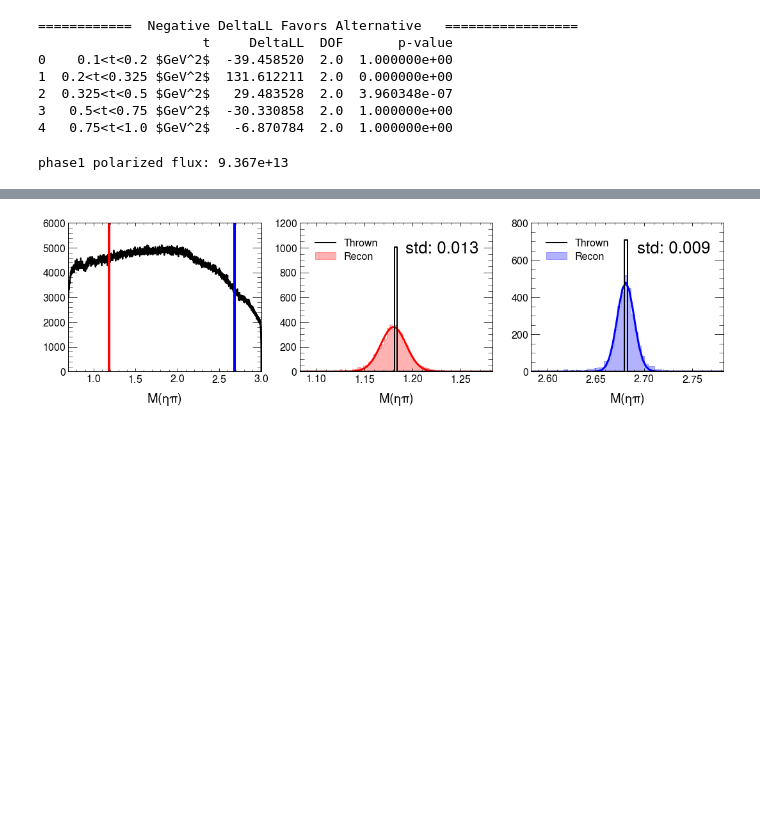
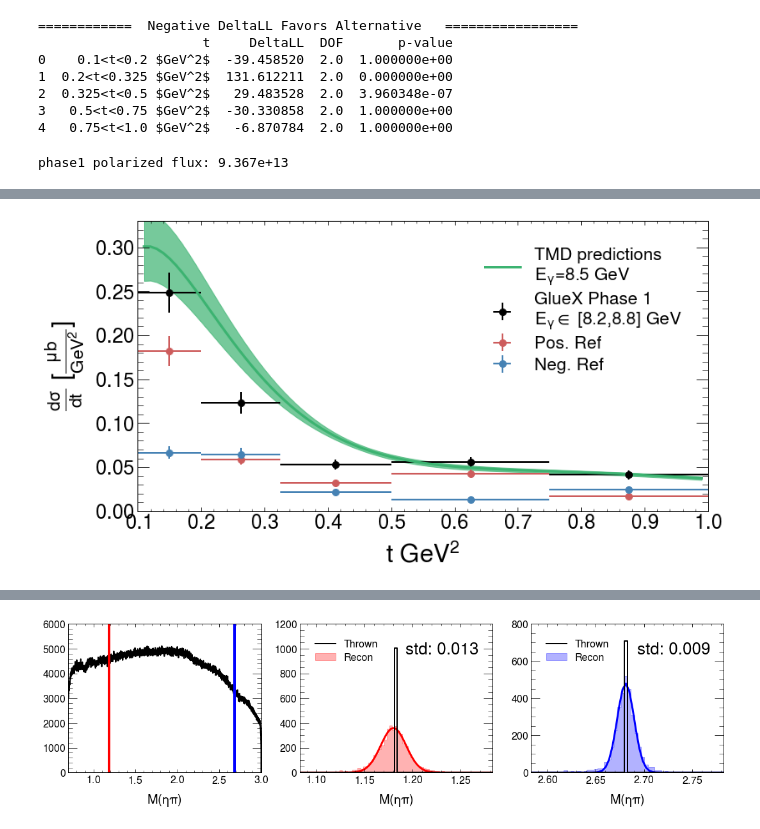
Before and after one commit to lan13005/EtaPi-Analysis, a Jupyter notebook: study_pwa/jupyter_plotting/plotter.ipynb, the cells around one changed output, grey strips where cells are left out. Drawn from its saved outputs; the diff is of its cells as text; code cells hidden in the pictures; blank space fills up the shorter version.

```diff
--- a/study_pwa/jupyter_plotting/plotter.ipynb
+++ b/study_pwa/jupyter_plotting/plotter.ipynb
@@ -1520,3 +1464,15 @@ Substituting with a symbol from Computer Modern.
+# %%
+clas_e3545={}
+clas_e3545["x"]=[0.3, 0.55, 0.9, 1.3]
+clas_e3545["y"]=[0.46039, 0.268257, 0.313349, 0.252332]
+clas_e3545["ex"]=[0.1, 0.15, 0.2, 0.2]
+clas_e3545["ey"]=[0.0645401, 0.0403087, 0.0313953, 0.0314814]
+
+clas_e4555={}
+clas_e4555["x"]=[0.3, 0.55, 0.9, 1.3, 1.75]
+clas_e4555["y"]=[0.23734, 0.151709, 0.244609, 0.123577,0.0707616]
+clas_e4555["ex"]=[0.1, 0.15, 0.2, 0.2, 0.25]
+clas_e4555["ey"]=[0.0647159, 0.0319749, 0.0243778, 0.0177268, 0.0117884]
 # %%
 runs=["2017_1","2018_1","2018_8"]
 ts=["010020","0200325","0325050","050075","075100"]
@@ -1543,3 +1499,81 @@ for run in runs:
     dat_df.append(loadDF("/d/grid17/ln16/dselector_v3/phase1_selected/D"+run+"_selected_acc_flat.root","kin",cols=c_rec))
 dat_df=pd.concat(dat_df)
 dat_df=dat_df.reset_index(drop=True)
+# %%
+############################################################
+############## GLUEX TOTAL - POS - NEG #####################
+############################################################
+fig,axes=plt.subplots(1,1,figsize=(12,6))
+
+arbitraryFactor=1
+axes.errorbar(midts,crossSection,fmt='o',xerr=xerrs,yerr=crossSectionErr,c='black',
+                 label="GlueX Phase 1\n$E_{\gamma}\in$ [8.2,8.8] GeV")
+axes.errorbar(midts,crossSectionPos,fmt='o',xerr=xerrs,yerr=crossSectionPosErr,c='indianred',label="Pos. Ref")
+axes.errorbar(midts,crossSectionNeg,fmt='o',xerr=xerrs,yerr=crossSectionNegErr,c='steelblue',label="Neg. Ref")
+axes.set_xlabel(r"t $GeV^2$",size=30)
+axes.set_ylabel(r"$\frac{d\sigma}{dt}$ [$\frac{\mu b}{GeV^2}$]",size=30)
+axes.plot(crossSection_theory["t"],crossSection_theory["cs"]/arbitraryFactor,c="mediumseagreen",linewidth=3,
+             label="TMD predictions\n$E_{\gamma}$=8.5 GeV")
+axes.fill_between(crossSection_theory["t"],
+                      (crossSection_theory["cs"]-crossSection_theory["cs_low_err"])/arbitraryFactor,
+                      (crossSection_theory["cs"]+crossSection_theory["cs_up_err"])/arbitraryFactor,
+                      color="mediumseagreen",alpha=0.7)
+
+axes.tick_params(axis='both',labelsize=24)
+axes.set_xlim(0.1)
+axes.set_ylim(0,0.33)
+axes.ticklabel_format(style='plain')
+axes.legend(prop={"size":21})
+plt.savefig(ofolder+"a2_xsec.pdf")
+
+############################################################
+############## GLUEX TO CLAS #####################
+############################################################
+fig,axes=plt.subplots(1,1,figsize=(12,6))
+
+axes.errorbar(clas_e3545['x'],clas_e3545['y'],xerr=clas_e3545['ex'],yerr=clas_e3545['ey'],fmt='o',c='orange',label="CLAS $E_{\gamma}$=[3.5,4.5] GeV")
+axes.errorbar(clas_e4555['x'],clas_e4555['y'],xerr=clas_e4555['ex'],yerr=clas_e4555['ey'],fmt='o',c='magenta',label="CLAS $E_{\gamma}$=[4.5,5.5] GeV")
+
+arbitraryFactor=1
+axes.errorbar(midts,crossSection,fmt='o',xerr=xerrs,yerr=crossSectionErr,c='black',
+                 label="GlueX Phase 1\n$E_{\gamma}\in$ [8.2,8.8] GeV")
+axes.set_xlabel(r"t $GeV^2$",size=30)
+axes.set_ylabel(r"$\frac{d\sigma}{dt}$ [$\frac{\mu b}{GeV^2}$]",size=30)
+axes.plot(crossSection_theory["t"],crossSection_theory["cs"]/arbitraryFactor,c="mediumseagreen",linewidth=3,
+             label="TMD predictions\n$E_{\gamma}$=8.5 GeV")
+axes.fill_between(crossSection_theory["t"],
+                      (crossSection_theory["cs"]-crossSection_theory["cs_low_err"])/arbitraryFactor,
+                      (crossSection_theory["cs"]+crossSection_theory["cs_up_err"])/arbitraryFactor,
+                      color="mediumseagreen",alpha=0.7)
+
+axes.tick_params(axis='both',labelsize=24)
+axes.ticklabel_format(style='plain')
+axes.legend(prop={"size":18})
+axes.set_xlim(0.1,1.0)
+axes.set_ylim(0,0.8)
+plt.savefig(ofolder+"a2_xsec_clas.pdf")
+
+
+############################################################
+############## PARITY ASYMMETRY #####################
+############################################################
+fig,axes=plt.subplots(1,1,figsize=(12,6))
+axes.errorbar(midts,parityAsym,fmt='o',xerr=xerrs,yerr=parityAsymErr,c='black',label="GlueX Phase 1\n$E_{\gamma}\in$ [8.2,8.8] GeV")
+axes.tick_params(axis='both',labelsize=24)
+axes.set_xlabel(r"t $GeV^2$",size=30)
+axes.set_ylabel(r"$P_{\sigma}$",size=30)
+axes.plot(crossSection_theory["t"],crossSection_theory["pa"],c="mediumseagreen",linewidth=4,label="TMD predictions \n$E_{\gamma}$=8.5 GeV")
+axes.fill_between(crossSection_theory["t"],
+                      (crossSection_theory["pa"]-crossSection_theory["pa_low_err"])/arbitraryFactor,
+                      (crossSection_theory["pa"]+crossSection_theory["pa_up_err"])/arbitraryFactor,
+                      color="mediumseagreen",alpha=0.7)
+axes.tick_params(axis='both',labelsize=24)
+axes.set_xlim(0.1)
+axes.set_ylim(-1,1)
+axes.legend(prop={"size":21})
+axes.axhline(0,c='gray',alpha=0.8,linestyle='-')
+
+plt.tight_layout()
+
+plt.savefig(ofolder+"a2_parityAsym.pdf")
+# %% [output]
@@ -1545,0 +1591 @@ dat_df=dat_df.reset_index(drop=True)
+[figure, added]
```
Also changed, not shown: parts of 21 cells of this notebook, 11 other files.
